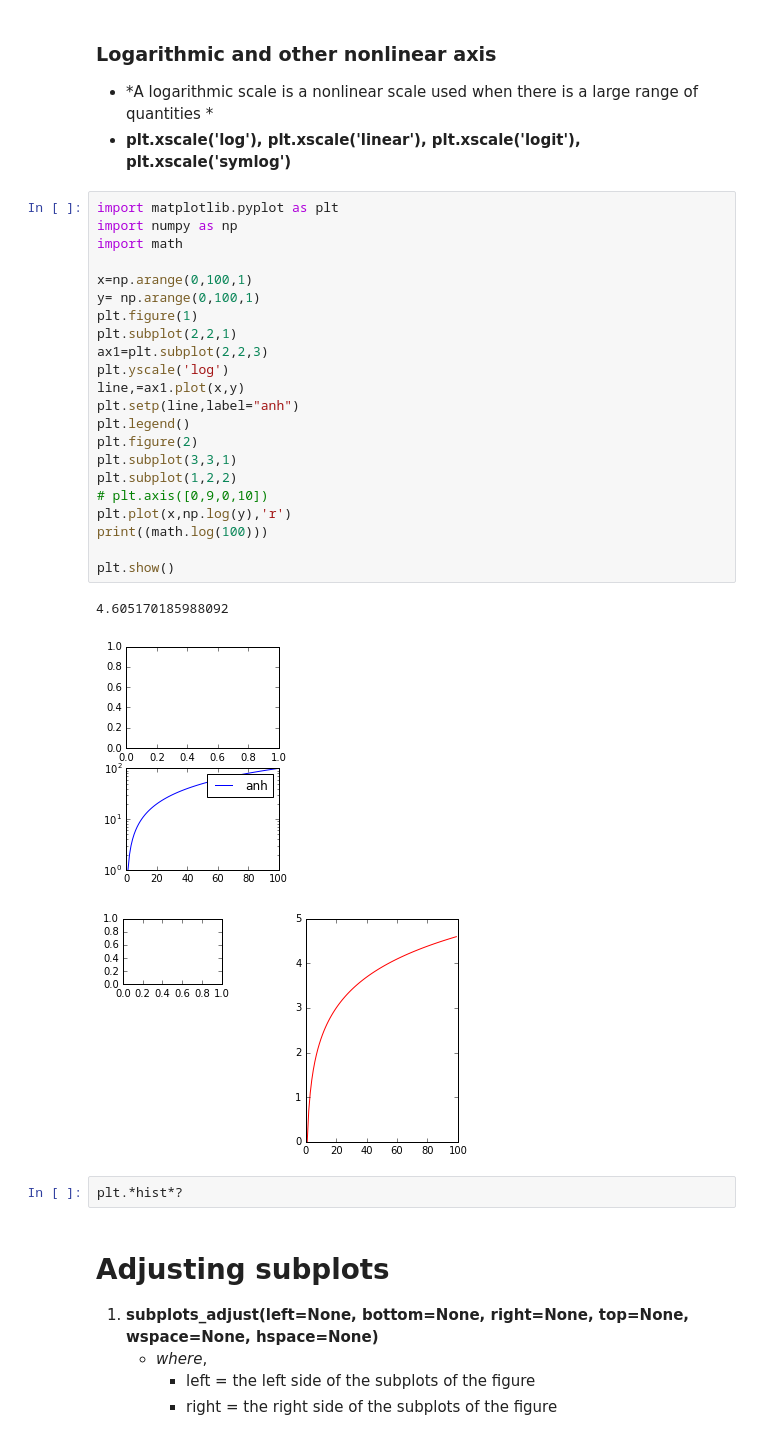
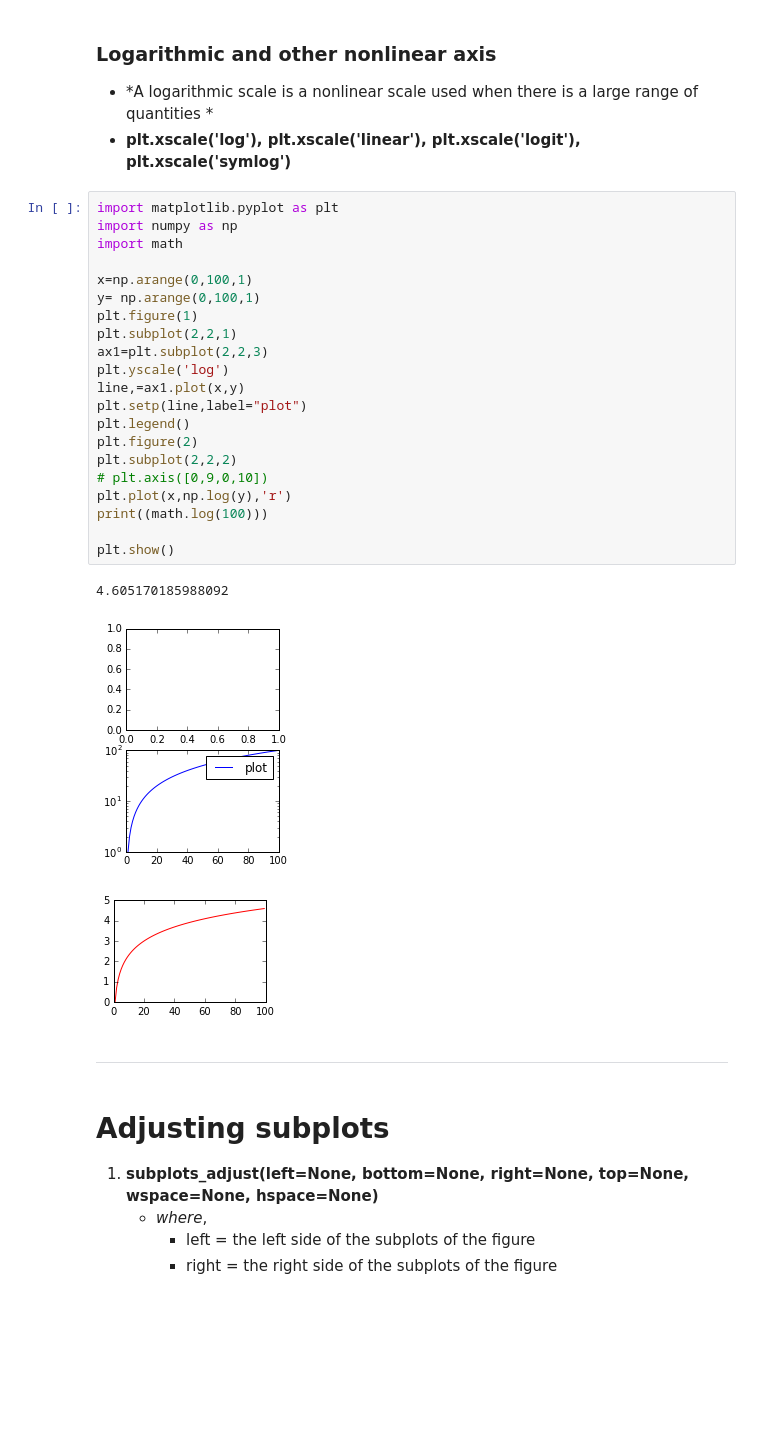
Before and after one commit to amitkvikram/python, a Jupyter notebook: matplotlib.ipynb, the cells around one changed output. Cells and saved outputs as stored; diff of their text form; blank space fills up the shorter version.

```diff
--- a/matplotlib.ipynb
+++ b/matplotlib.ipynb
@@ -106,31 +112,30 @@ plt.show()
 # %%
 import matplotlib.pyplot as plt
 import numpy as np
 import math
 
 x=np.arange(0,100,1)
 y= np.arange(0,100,1)
 plt.figure(1)
 plt.subplot(2,2,1)
 ax1=plt.subplot(2,2,3)
 plt.yscale('log')
 line,=ax1.plot(x,y)
-plt.setp(line,label="anh")
+plt.setp(line,label="plot")
 plt.legend()
 plt.figure(2)
-plt.subplot(3,3,1)
-plt.subplot(1,2,2)
+plt.subplot(2,2,2)
 # plt.axis([0,9,0,10])
 plt.plot(x,np.log(y),'r')
 print((math.log(100)))
 
 plt.show()
 # %% [output]
 4.605170185988092
 [figure]
-[figure, old version]
+[figure, new version]
-# %%
-plt.*hist*?
+# %% [markdown]
+<hr style="height:3px; color:red;">
 # %% [markdown]
 # Adjusting subplots
 
```
Also changed, not shown: parts of 26 cells of this notebook.
